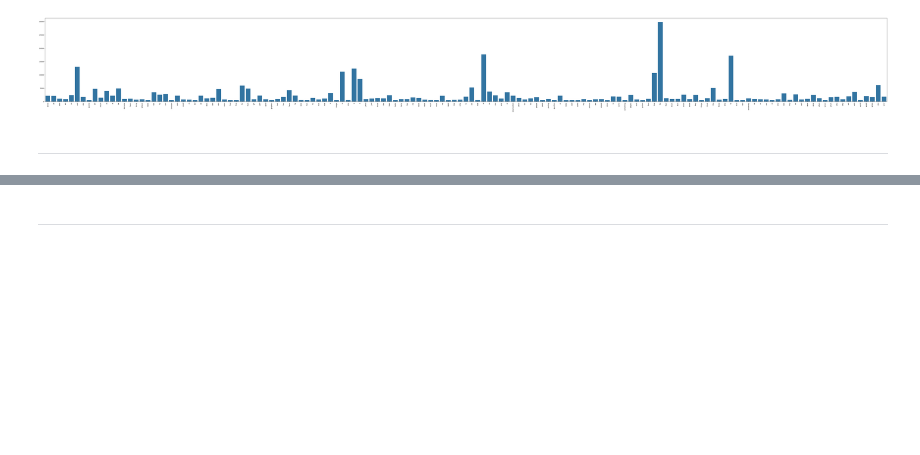
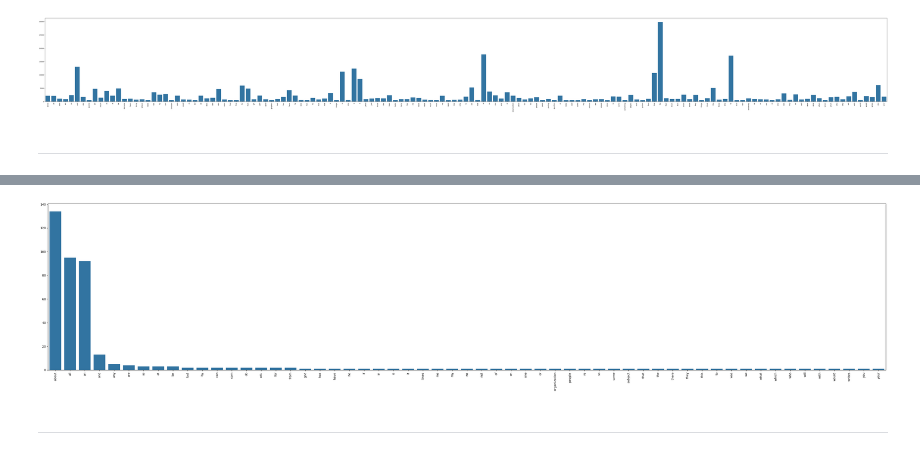
Before and after one commit to powy-e/DM2024-Lab1-Master, a Jupyter notebook: DM2024-Lab1-Master.ipynb, the cells around one changed output, grey strips where cells are left out. Cells and saved outputs as stored; diff of their text form; code cells hidden in the pictures; blank space fills up the shorter version.

```diff
--- a/DM2024-Lab1-Master.ipynb
+++ b/DM2024-Lab1-Master.ipynb
@@ -1063,3 +1061,19 @@ Additionally, you can attempt to sort the terms on the `x-axis` by frequency ins
+# %%
+# Answer here
+LIM_FREQ = 1500
+
+feature_names = count_vect.get_feature_names_out()[term_frequencies >= LIM_FREQ]
+term_frequencies2 = term_frequencies[term_frequencies >= LIM_FREQ]
+
+# create a list of tuples and sort it (frequency first)
+term_frequencies2, feature_names = zip(*sorted(zip(term_frequencies, feature_names), reverse=True))
+
+plt.subplots(figsize=(50, 10))
+g = sns.barplot(x=feature_names,
+                y=term_frequencies2)
+g.set_xticklabels(count_vect.get_feature_names_out()[term_frequencies >= LIM_FREQ], rotation = 90);
+# %% [output]
+[figure, added]
 # %% [markdown]
 ---
 # %% [markdown]
```
Also changed, not shown: parts of 1 cell of this notebook.
